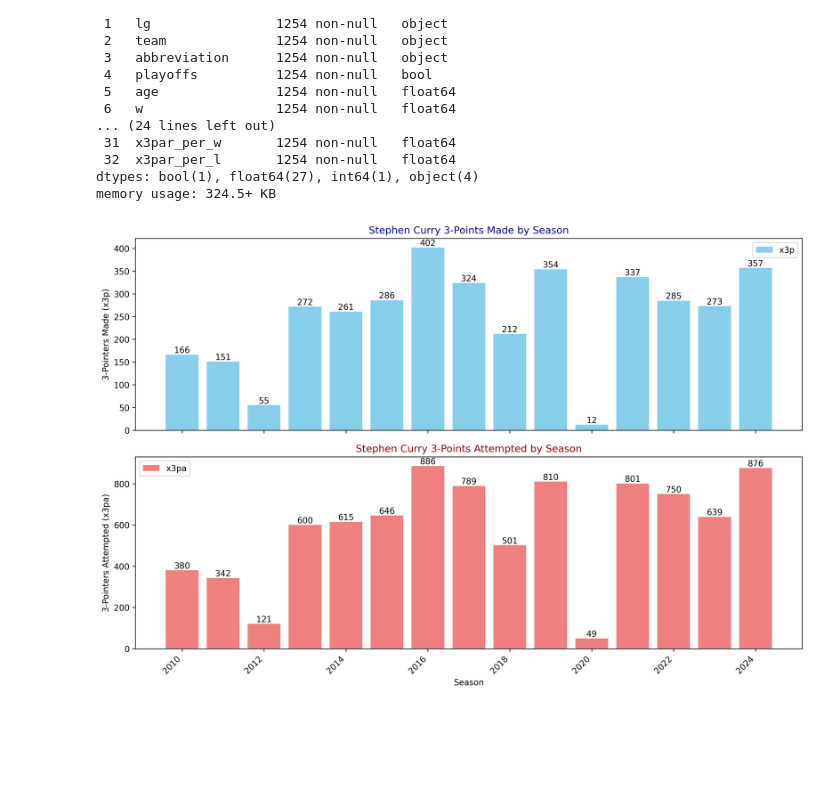
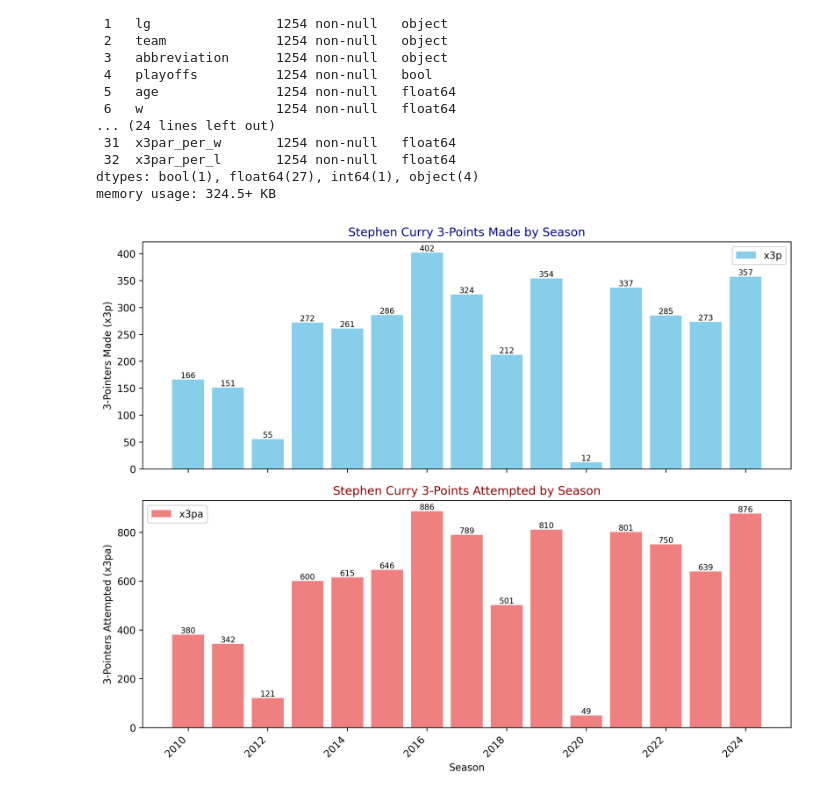
Before and after one commit to ThiwakornC/Spotter-NBA, a Jupyter notebook: Spotter_NBAStats_Main.ipynb, the cells around one changed output. Cells and saved outputs as stored; diff of their text form; code cells hidden in the pictures; blank space fills up the shorter version.

```diff
--- a/Spotter_NBAStats_Main.ipynb
+++ b/Spotter_NBAStats_Main.ipynb
@@ -88,39 +88,39 @@ grouped_x3p = stephen_curry_data.groupby('season')['x3p'].sum()
 grouped_x3pa = stephen_curry_data.groupby('season')['x3pa'].sum()
 
 # Create the figure and axes
-fig, axes = plt.subplots(2, 1, figsize=(12, 8), sharex=True, dpi=300)
+fig, axes = plt.subplots(2, 1, figsize=(10, 8), sharex=True, dpi=300)
 
 # Plot x3p on axes1 with values on bars
 bars1 = axes[0].bar(grouped_x3p.index, grouped_x3p.values, color='skyblue', label='x3p')
 axes[0].set_ylabel('3-Pointers Made (x3p)')
 axes[0].set_title('Stephen Curry 3-Points Made by Season', color='darkblue')
 axes[0].legend()
 
 # Add values on top of bars for x3p
 for bar in bars1:
     height = bar.get_height()
-    axes[0].text(bar.get_x() + bar.get_width() / 2, height, int(height), ha='center', va='bottom')
+    axes[0].text(bar.get_x() + bar.get_width() / 2, height, int(height), ha='center', va='bottom',size=8)
 
 # Plot x3pa on axes2 with values on bars
 bars2 = axes[1].bar(grouped_x3pa.index, grouped_x3pa.values, color='lightcoral', label='x3pa')
 axes[1].set_xlabel('Season')
 axes[1].set_ylabel('3-Pointers Attempted (x3pa)')
 axes[1].set_title('Stephen Curry 3-Points Attempted by Season', color='darkred')
 axes[1].legend()
 
 # Add values on top of bars for x3pa
 for bar in bars2:
     height = bar.get_height()
-    axes[1].text(bar.get_x() + bar.get_width() / 2, height, int(height), ha='center', va='bottom')
+    axes[1].text(bar.get_x() + bar.get_width() / 2, height, int(height), ha='center', va='bottom',size=8)
 
 # Rotate x-axis labels for better readability
 plt.xticks(rotation=45, ha='right')
 
 # Adjust layout and show the plot
 plt.tight_layout()
 plt.show()
 # %% [output]
-[figure, old version]
+[figure, new version]
 # %%
 # Filter data for seasons since 2010
 filtered_df = df_teamtotal[df_teamtotal['season'] >= 2010]
```
Also changed, not shown: parts of 1 cell of this notebook.
